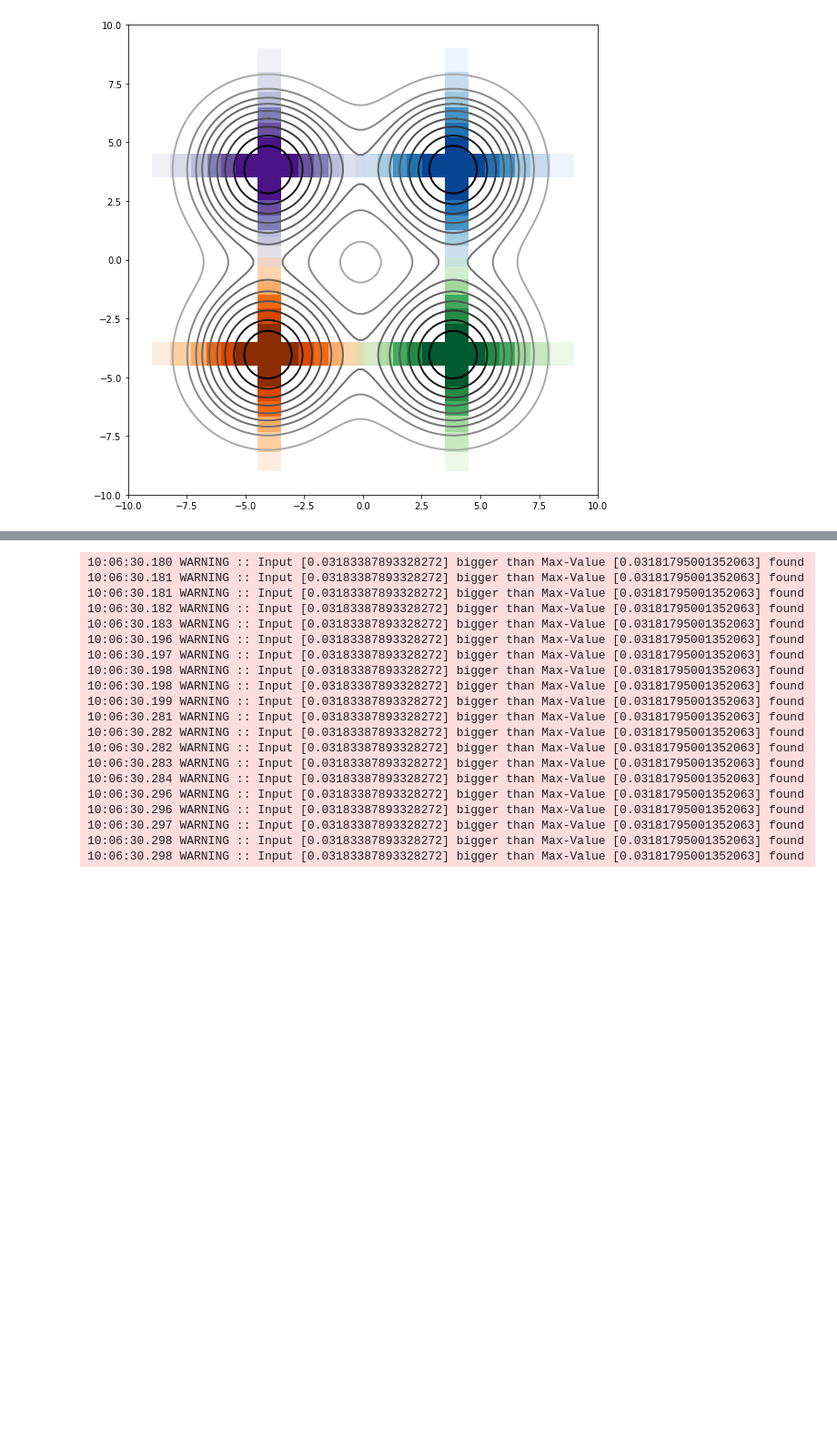
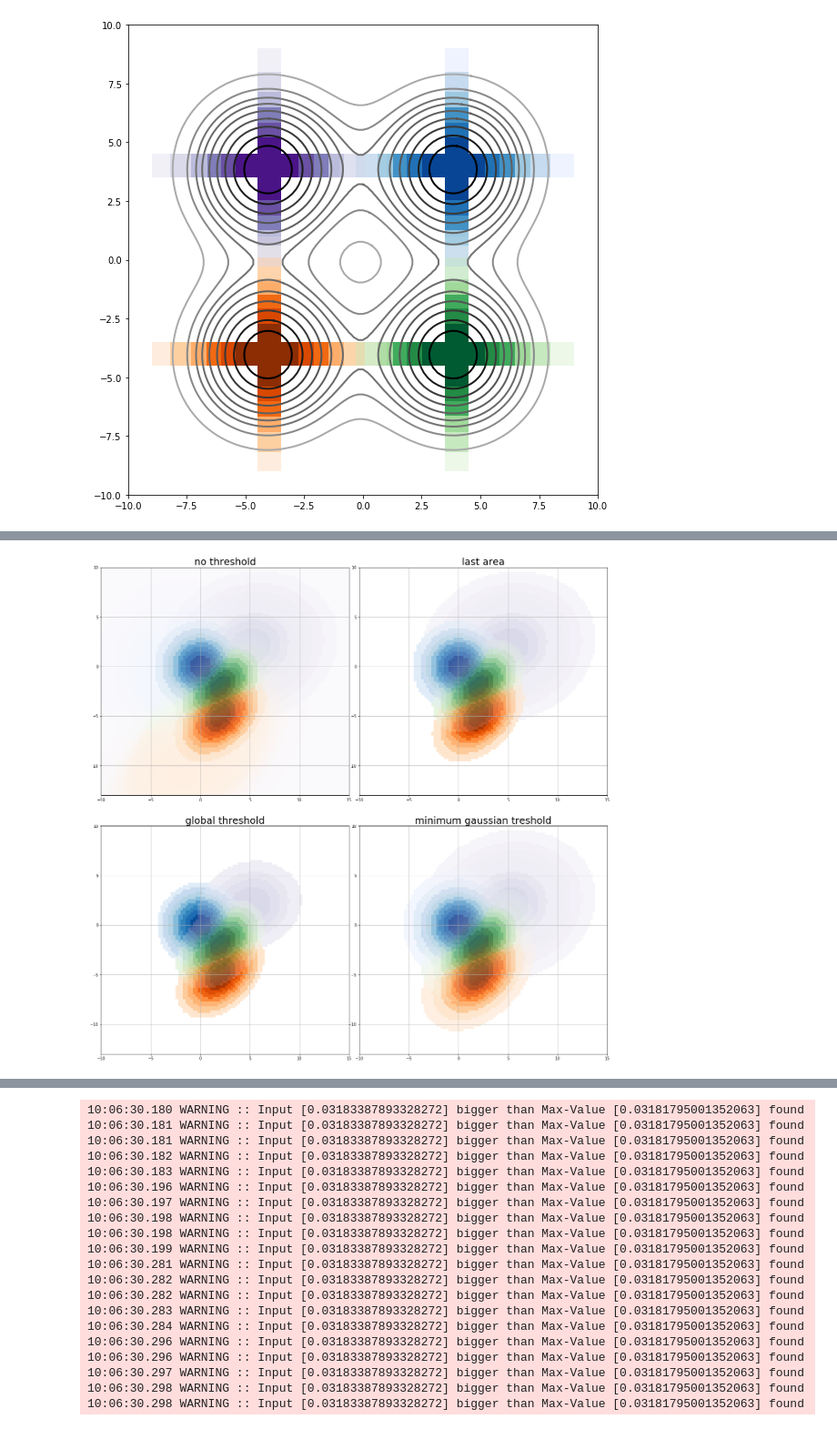
Before and after one commit to asver12/contour-maps-visualization, a Jupyter notebook: examples/Pie-charts.ipynb, the cells around one changed output, grey strips where cells are left out. Shown at 91% size. Cells and saved outputs as stored; diff of their text form; code cells hidden in the pictures; blank space fills up the shorter version.

```diff
--- a/examples/Pie-charts.ipynb
+++ b/examples/Pie-charts.ipynb
@@ -118,4 +127,6 @@ fig.savefig("pie_chart_expl.png")
 # %%
 %autoreload 2
+# %%
+size=100
 # %%
-four_gaussians = example_data.generate_four_random_gaussians(size)
+four_gaussians = example_data.generate_four_random_gaussians(size=size)
@@ -124,2 +136,28 @@ ylimit = (-13, 19)
 # %%
 %autoreload 2
+# %%
+fig, ((ax_0, ax_1), (ax_2, ax_3)) = plt.subplots(2,2)
+picture_plot.plot_image(ax_0, four_gaussians[18], contours=True, contour_method="equal_density",xlim=xlimit,ylim=ylimit, contour_lower_border_lvl=True, contour_lower_border_to_cut=-1)
+ax_0.set_title("no threshold")
+ax_0.grid()
+ax_0.set_aspect("equal")
+
+picture_plot.plot_image(ax_1, four_gaussians[18], contours=True,xlim=xlimit,ylim=ylimit, contour_method="equal_density")
+ax_1.set_title("last area")
+ax_1.grid()
+ax_1.set_aspect("equal")
+
+picture_plot.plot_image(ax_2, four_gaussians[18], contours=True,xlim=xlimit,ylim=ylimit, contour_mode="hierarchic", contour_method="equal_density", contour_lower_border_lvl=9)
+ax_2.set_title("global threshold")
+ax_2.grid()
+ax_2.set_aspect("equal")
+
+picture_plot.plot_image(ax_3, four_gaussians[18], contours=True,xlim=xlimit,ylim=ylimit, contour_method="equal_density", contour_lower_border_lvl=8, contour_min_gauss=True)
+ax_3.set_title("minimum gaussian treshold")
+ax_3.grid()
+ax_3.set_aspect("equal")
+fig.subplots_adjust(wspace=0)
+fig.tight_layout()
+fig.savefig("lower_border_cutting_contour_lines.png")
+# %% [output]
+[figure, added]
```
Also changed, not shown: parts of 16 cells of this notebook, 12 other files.
